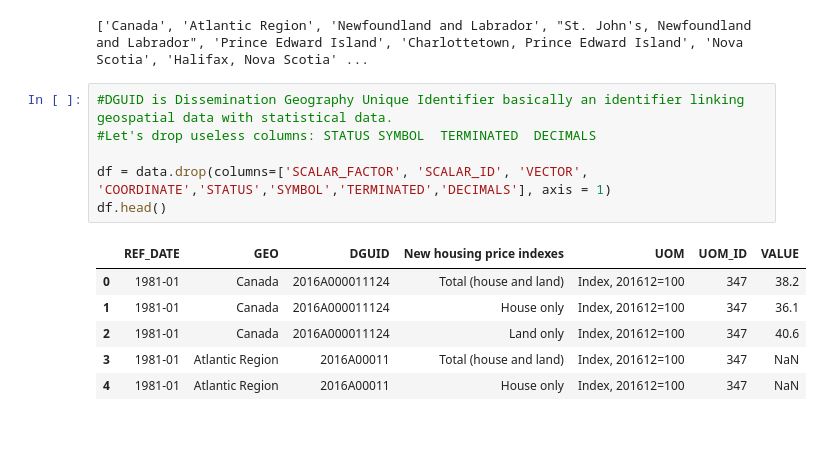
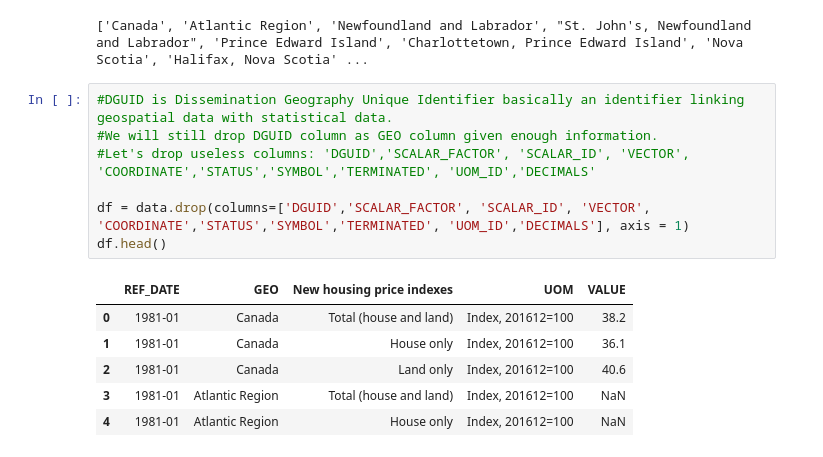
Before and after one commit to HoussamZak/Affinity_Propagation_and_Correlation_Analysis_Canada_Real_Estate, a Jupyter notebook: 1_Data_Processing.ipynb, the cells around one changed output. Saved outputs shown, nothing was run; the diff lists cells and outputs as text.

```diff
--- a/1_Data_Processing.ipynb
+++ b/1_Data_Processing.ipynb
@@ -60,17 +60,18 @@ print(locations_list)
 ['Canada', 'Atlantic Region', 'Newfoundland and Labrador', "St. John's, Newfoundland and Labrador", 'Prince Edward Island', 'Charlottetown, Prince Edward Island', 'Nova Scotia', 'Halifax, Nova Scotia' ...
 # %%
 #DGUID is Dissemination Geography Unique Identifier basically an identifier linking geospatial data with statistical data.
-#Let's drop useless columns: STATUS	SYMBOL	TERMINATED	DECIMALS
+#We will still drop DGUID column as GEO column given enough information.
+#Let's drop useless columns: 'DGUID','SCALAR_FACTOR', 'SCALAR_ID', 'VECTOR', 'COORDINATE','STATUS','SYMBOL','TERMINATED', 'UOM_ID','DECIMALS'
 
-df = data.drop(columns=['SCALAR_FACTOR', 'SCALAR_ID', 'VECTOR', 'COORDINATE','STATUS','SYMBOL','TERMINATED','DECIMALS'], axis = 1)
+df = data.drop(columns=['DGUID','SCALAR_FACTOR', 'SCALAR_ID', 'VECTOR', 'COORDINATE','STATUS','SYMBOL','TERMINATED', 'UOM_ID','DECIMALS'], axis = 1)
 df.head()
 # %% [output]
-|  | REF_DATE | GEO | DGUID | New housing price indexes | UOM | UOM_ID | VALUE |
-| 0 | 1981-01 | Canada | 2016A000011124 | Total (house and land) | Index, 201612=100 | 347 | 38.2 |
-| 1 | 1981-01 | Canada | 2016A000011124 | House only | Index, 201612=100 | 347 | 36.1 |
-| 2 | 1981-01 | Canada | 2016A000011124 | Land only | Index, 201612=100 | 347 | 40.6 |
-| 3 | 1981-01 | Atlantic Region | 2016A00011 | Total (house and land) | Index, 201612=100 | 347 | NaN |
-| 4 | 1981-01 | Atlantic Region | 2016A00011 | House only | Index, 201612=100 | 347 | NaN |
+|  | REF_DATE | GEO | New housing price indexes | UOM | VALUE |
+| 0 | 1981-01 | Canada | Total (house and land) | Index, 201612=100 | 38.2 |
+| 1 | 1981-01 | Canada | House only | Index, 201612=100 | 36.1 |
+| 2 | 1981-01 | Canada | Land only | Index, 201612=100 | 40.6 |
+| 3 | 1981-01 | Atlantic Region | Total (house and land) | Index, 201612=100 | NaN |
+| 4 | 1981-01 | Atlantic Region | House only | Index, 201612=100 | NaN |
 # %%
 #House Only Dataframe, as you may notice "New housing price indexes" includes three rows of data for each month, Total, House & Land
 #We select only the rows including the "House only" data.
```
Also changed, not shown: parts of 82 cells of this notebook, 30 other files.
